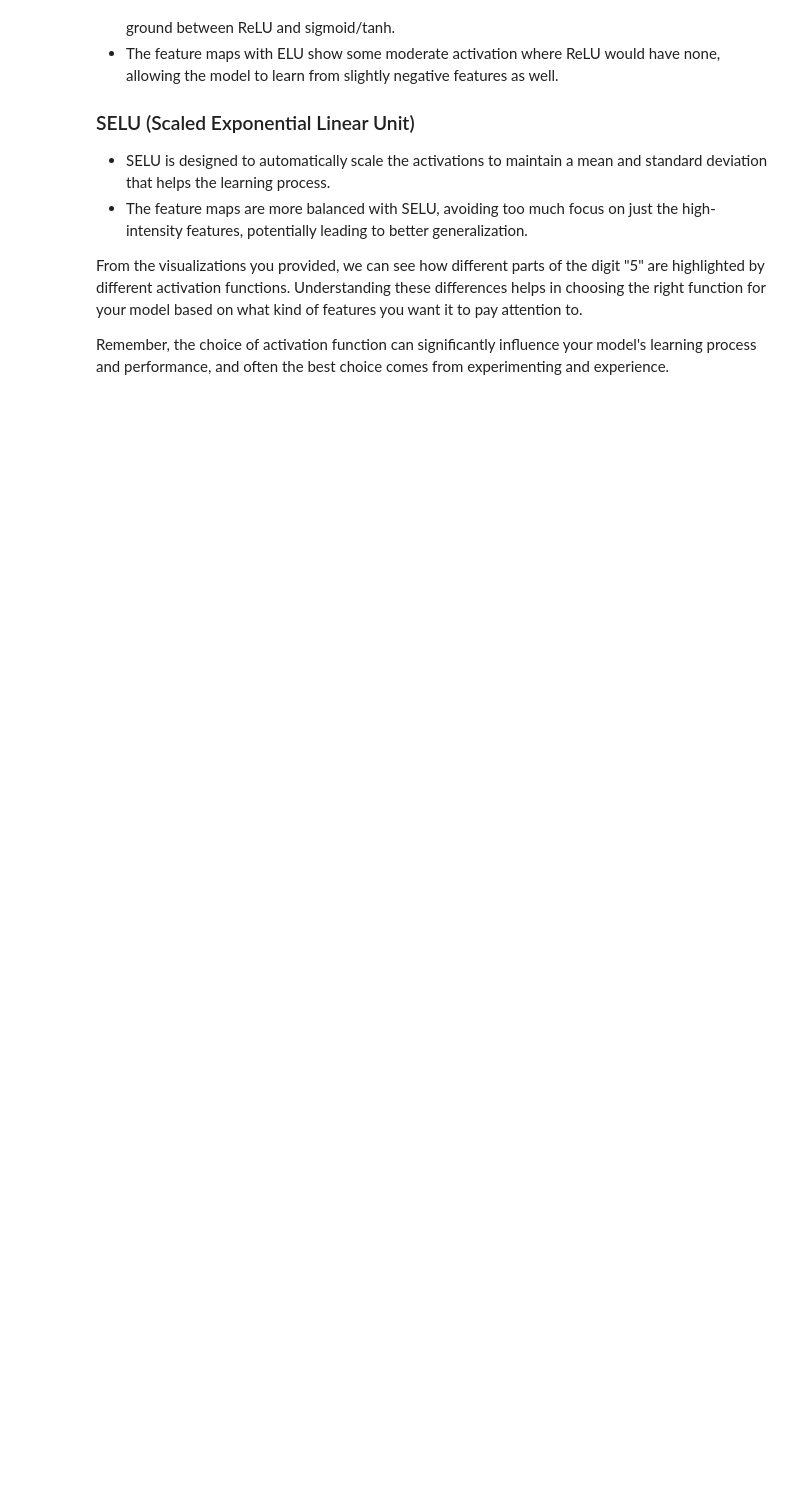
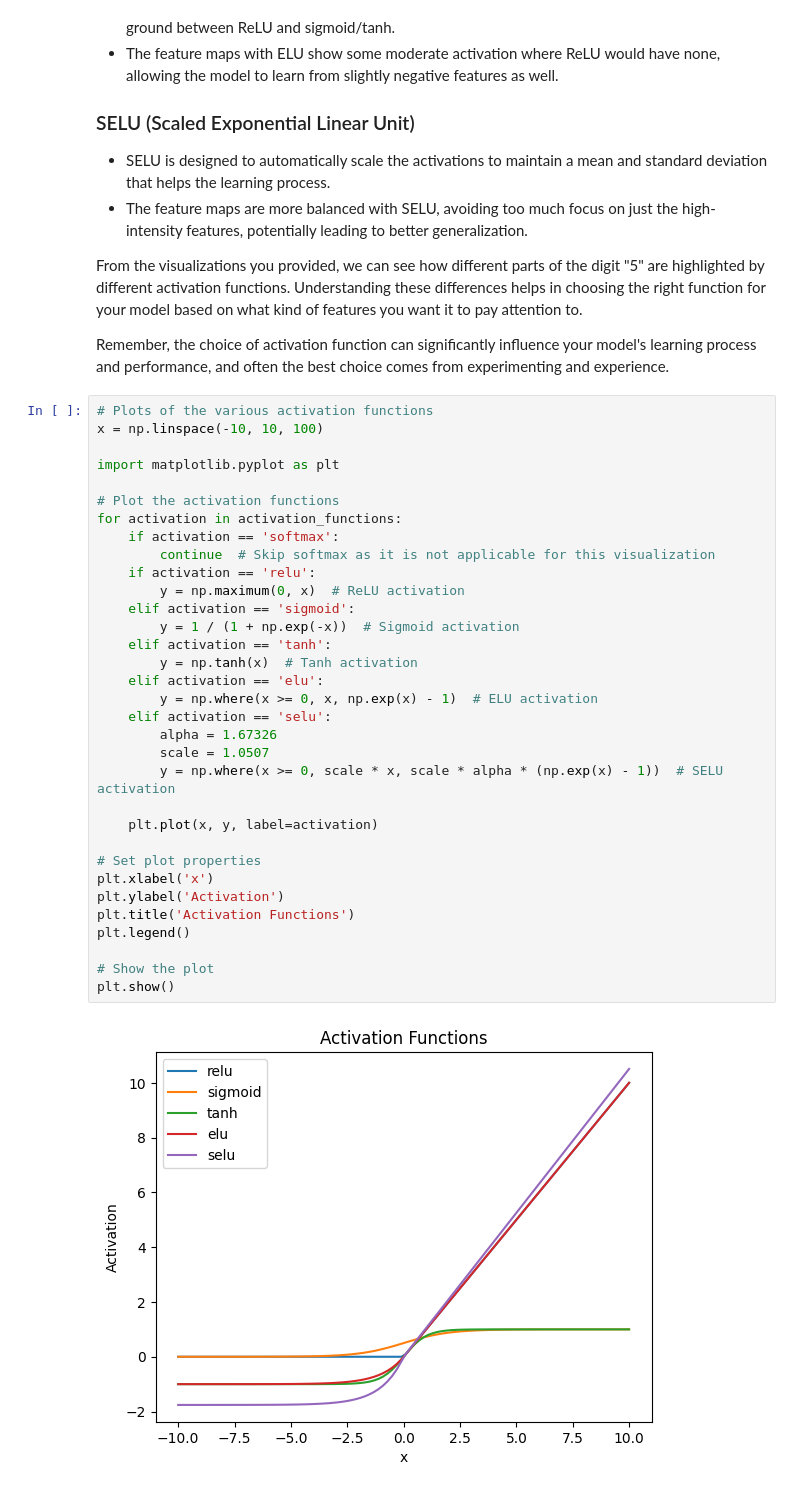
Before and after one commit to HackXIt/machine-learning-adventures, a Jupyter notebook: examples/example-activations_v2.ipynb, the cells around one changed output. Saved outputs shown, nothing was run; the diff lists cells and outputs as text; blank space fills up the shorter version.

Commit message:
Add visualization of the activation functions themselves

```diff
--- a/examples/example-activations_v2.ipynb
+++ b/examples/example-activations_v2.ipynb
@@ -180,3 +180,38 @@ Now let's compare different activation functions based on the provided visualiza
 From the visualizations you provided, we can see how different parts of the digit "5" are highlighted by different activation functions. Understanding these differences helps in choosing the right function for your model based on what kind of features you want it to pay attention to.
 
 Remember, the choice of activation function can significantly influence your model's learning process and performance, and often the best choice comes from experimenting and experience.
+# %%
+# Plots of the various activation functions
+x = np.linspace(-10, 10, 100)
+
+import matplotlib.pyplot as plt
+
+# Plot the activation functions
+for activation in activation_functions:
+    if activation == 'softmax':
+        continue  # Skip softmax as it is not applicable for this visualization
+    if activation == 'relu':
+        y = np.maximum(0, x)  # ReLU activation
+    elif activation == 'sigmoid':
+        y = 1 / (1 + np.exp(-x))  # Sigmoid activation
+    elif activation == 'tanh':
+        y = np.tanh(x)  # Tanh activation
+    elif activation == 'elu':
+        y = np.where(x >= 0, x, np.exp(x) - 1)  # ELU activation
+    elif activation == 'selu':
+        alpha = 1.67326
+        scale = 1.0507
+        y = np.where(x >= 0, scale * x, scale * alpha * (np.exp(x) - 1))  # SELU activation
+
+    plt.plot(x, y, label=activation)
+
+# Set plot properties
+plt.xlabel('x')
+plt.ylabel('Activation')
+plt.title('Activation Functions')
+plt.legend()
+
+# Show the plot
+plt.show()
+# %% [output]
+[figure, added]
```
